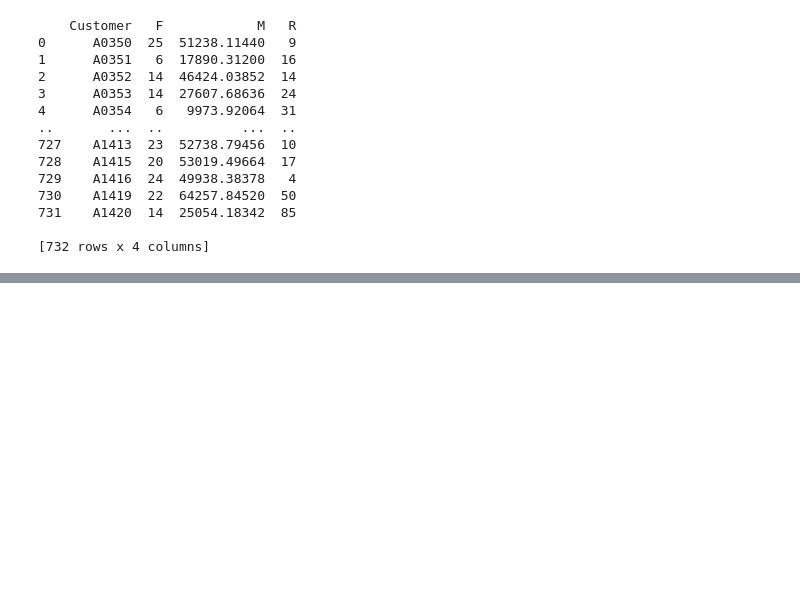
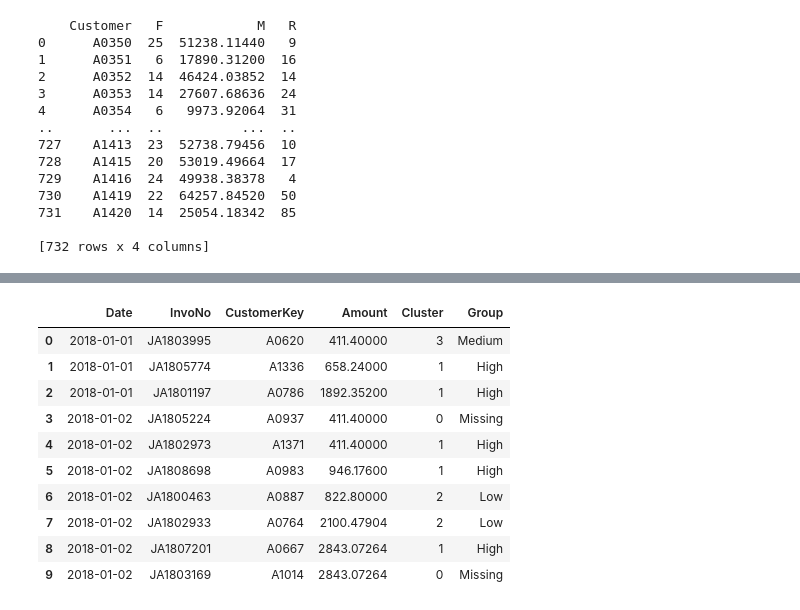
Before and after one commit to sylvia8181/RFM-Analysis, a Jupyter notebook: Untitled.ipynb, the cells around one changed output, grey strips where cells are left out. Cells and saved outputs as stored; diff of their text form; code cells hidden in the pictures; blank space fills up the shorter version.

```diff
--- a/Untitled.ipynb
+++ b/Untitled.ipynb
@@ -72,0 +141,11 @@ rfm_df.to_csv("RFM_Data.csv",index=False)
+# %%
+# 1. 將 rfm_df 的 Cluster 欄位與原始 df 進行對照合併
+# 原始 df 的客戶 ID 為 'CustomerKey'，rfm_df 為 'Customer'
+df = df.merge(rfm_df[['Customer', 'Cluster']], left_on='CustomerKey', right_on='Customer', how='left')
+
+# 2. 移除重複的 'Customer' 欄位（保留原始的 'CustomerKey' 與新加入的 'Cluster'）
+if 'Customer' in df.columns:
+    df = df.drop(columns=['Customer'])
+
+# 顯示合併後的前 10 筆原始明細資料
+display(df.head(10))
@@ -72,0 +188,26 @@ rfm_df.to_csv("RFM_Data.csv",index=False)
+# %%
+# 定義 Cluster 與群組名稱的對照字典
+cluster_mapping = {
+    0: 'Missing',
+    1: 'High',
+    2: 'Low',
+    3: 'Medium'
+}
+
+# 新增 Group 欄位並套用對照
+df['Group'] = df['Cluster'].map(cluster_mapping)
+
+# 顯示新增欄位後的前 10 筆資料以進行確認
+display(df.head(10))
+# %% [output]
+|  | Date | InvoNo | CustomerKey | Amount | Cluster | Group |
+| 0 | 2018-01-01 | JA1803995 | A0620 | 411.40000 | 3 | Medium |
+| 1 | 2018-01-01 | JA1805774 | A1336 | 658.24000 | 1 | High |
+| 2 | 2018-01-01 | JA1801197 | A0786 | 1892.35200 | 1 | High |
+| 3 | 2018-01-02 | JA1805224 | A0937 | 411.40000 | 0 | Missing |
+| 4 | 2018-01-02 | JA1802973 | A1371 | 411.40000 | 1 | High |
+| 5 | 2018-01-02 | JA1808698 | A0983 | 946.17600 | 1 | High |
+| 6 | 2018-01-02 | JA1800463 | A0887 | 822.80000 | 2 | Low |
+| 7 | 2018-01-02 | JA1802933 | A0764 | 2100.47904 | 2 | Low |
+| 8 | 2018-01-02 | JA1807201 | A0667 | 2843.07264 | 1 | High |
+| 9 | 2018-01-02 | JA1803169 | A1014 | 2843.07264 | 0 | Missing |
```
Also changed, not shown: parts of 9 cells of this notebook.
